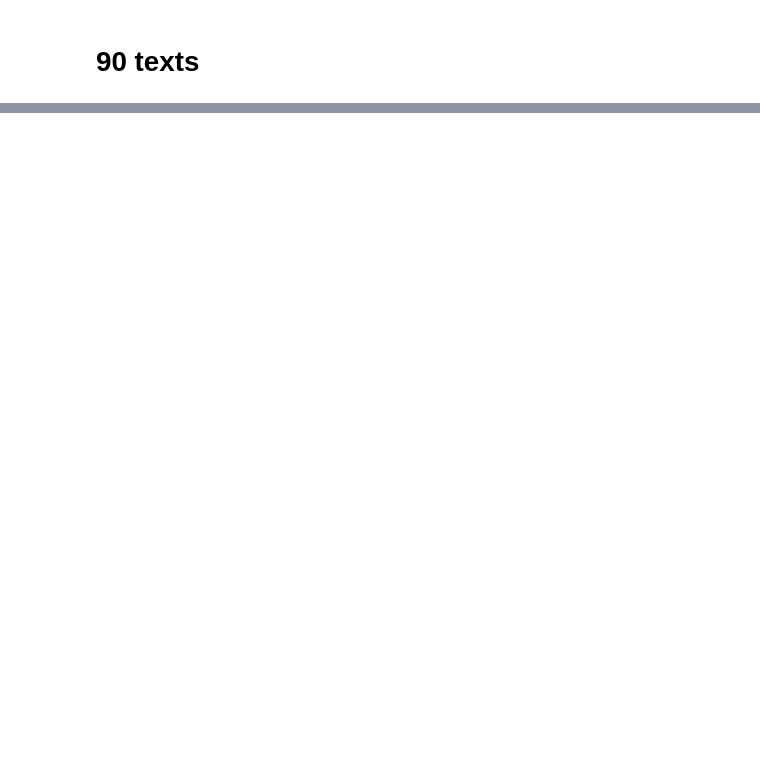
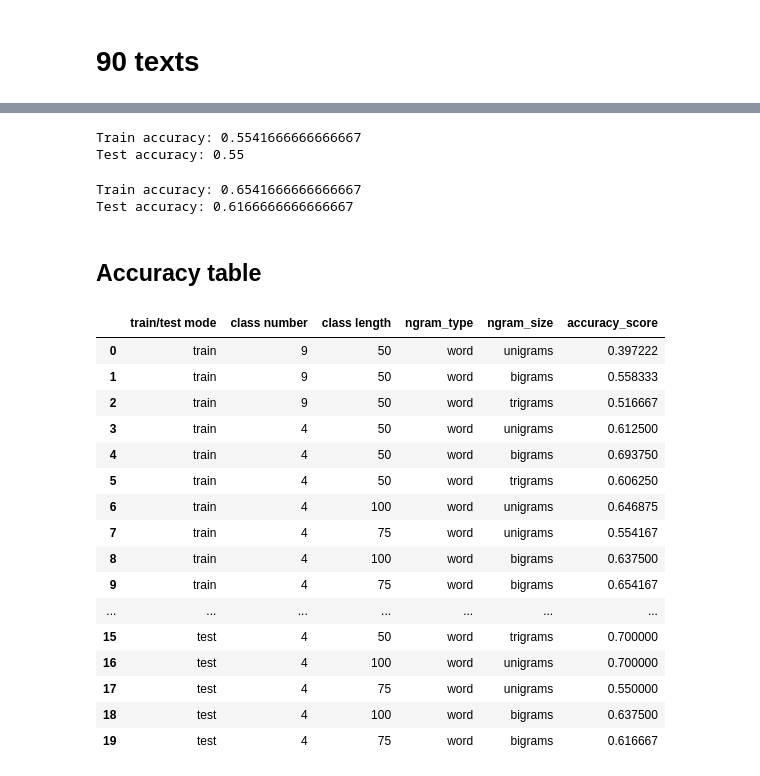
Before and after one commit to ovbystrova/Interferance, a Jupyter notebook: Language_Testing.ipynb, the cells around one changed output, grey strips where cells are left out. Cells and saved outputs as stored; diff of their text form; code cells hidden in the pictures; blank space fills up the shorter version.

Commit message:
added accuracy table for word n-gram ensemble training

```diff
--- a/Language_Testing.ipynb
+++ b/Language_Testing.ipynb
@@ -113,0 +288,2 @@ F1_score = 0.05555555555555555 for dataset test_90texts and hyperparam word_bigr
+# %%
+accs_wrd = accs_train, accs_test
@@ -113,0 +353,58 @@ F1_score = 0.05555555555555555 for dataset test_90texts and hyperparam word_bigr
+# %%
+# word unigrams
+run_model(train_4cl_75t, test_4cl_75t, 'train_75t', 'test_75t', 'word_unigrams')
+# %% [output]
+Train accuracy: 0.5541666666666667
+Test accuracy: 0.55
+# %%
+# word bigrams
+run_model(train_4cl_75t, test_4cl_75t, 'train_75t', 'test_75t', 'word_bigrams')
+# %% [output]
+Train accuracy: 0.6541666666666667
+Test accuracy: 0.6166666666666667
+# %% [markdown]
+## Accuracy table
+# %%
+accs_dict = defaultdict(list)
+for key_set in accs_wrd:
+  for key in key_set:
+    if 'train' in key:
+      accs_dict['train/test mode'].append('train')
+    else:
+      accs_dict['train/test mode'].append('test')
+    cl_len = int(re.search('([0-9]+)', key).group())
+    if cl_len == 90:
+      cl_num = 9
+      cl_len = 50
+    elif cl_len == 400:
+      cl_num = 4
+      cl_len = 50
+    else:
+      cl_num = 4
+    accs_dict['class number'].append(cl_num)
+    accs_dict['class length'].append(cl_len)
+    accs_dict['ngram_type'].append('word')
+    accs_dict['ngram_size'].append(re.search('(?<=word_)\w+', key).group())
+    accs_dict['accuracy_score'].append(key_set[key])
+# %%
+accs_df = pd.DataFrame(accs_dict, columns=list(accs_dict.keys()))
+# %%
+accs_df
+# %% [output]
+|  | train/test mode | class number | class length | ngram_type | ngram_size | accuracy_score |
+| 0 | train | 9 | 50 | word | unigrams | 0.397222 |
+| 1 | train | 9 | 50 | word | bigrams | 0.558333 |
+| 2 | train | 9 | 50 | word | trigrams | 0.516667 |
+| 3 | train | 4 | 50 | word | unigrams | 0.612500 |
+| 4 | train | 4 | 50 | word | bigrams | 0.693750 |
+| 5 | train | 4 | 50 | word | trigrams | 0.606250 |
+| 6 | train | 4 | 100 | word | unigrams | 0.646875 |
+| 7 | train | 4 | 75 | word | unigrams | 0.554167 |
+| 8 | train | 4 | 100 | word | bigrams | 0.637500 |
+| 9 | train | 4 | 75 | word | bigrams | 0.654167 |
+| ... | ... | ... | ... | ... | ... | ... |
+| 15 | test | 4 | 50 | word | trigrams | 0.700000 |
+| 16 | test | 4 | 100 | word | unigrams | 0.700000 |
+| 17 | test | 4 | 75 | word | unigrams | 0.550000 |
+| 18 | test | 4 | 100 | word | bigrams | 0.637500 |
+| 19 | test | 4 | 75 | word | bigrams | 0.616667 |
```
Also changed, not shown: parts of 60 cells of this notebook.
